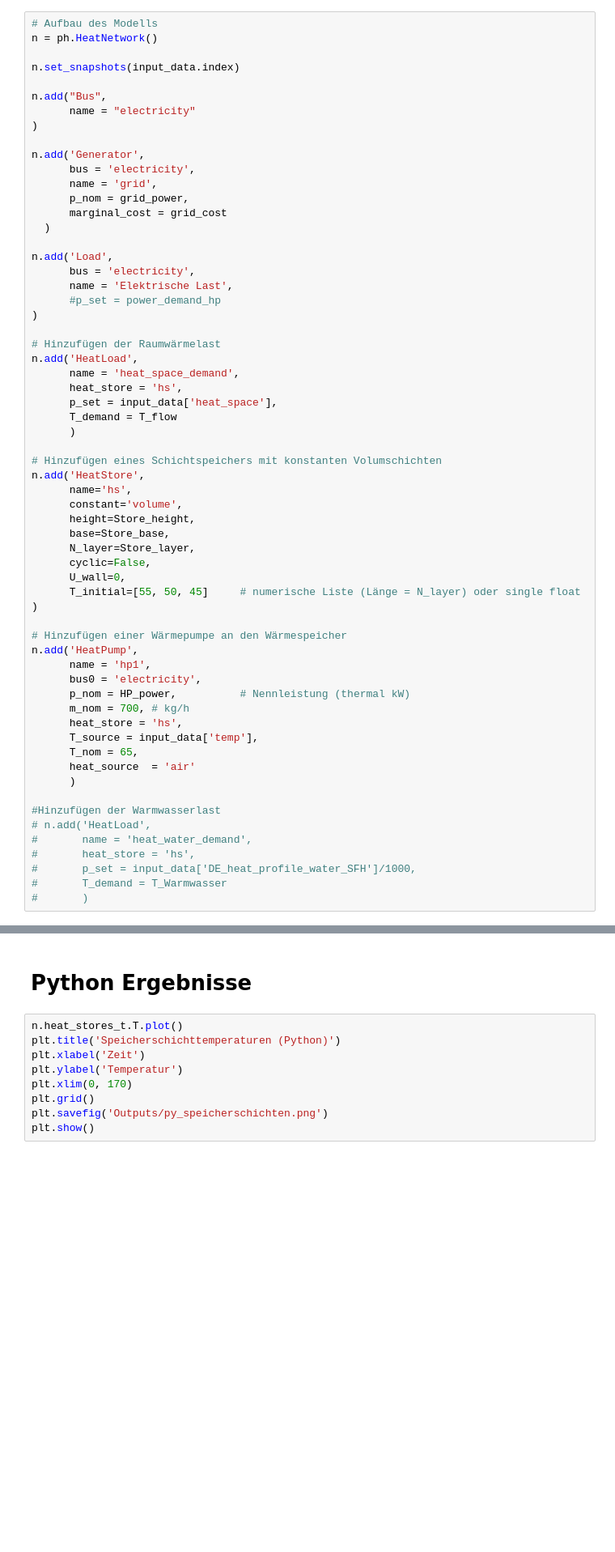
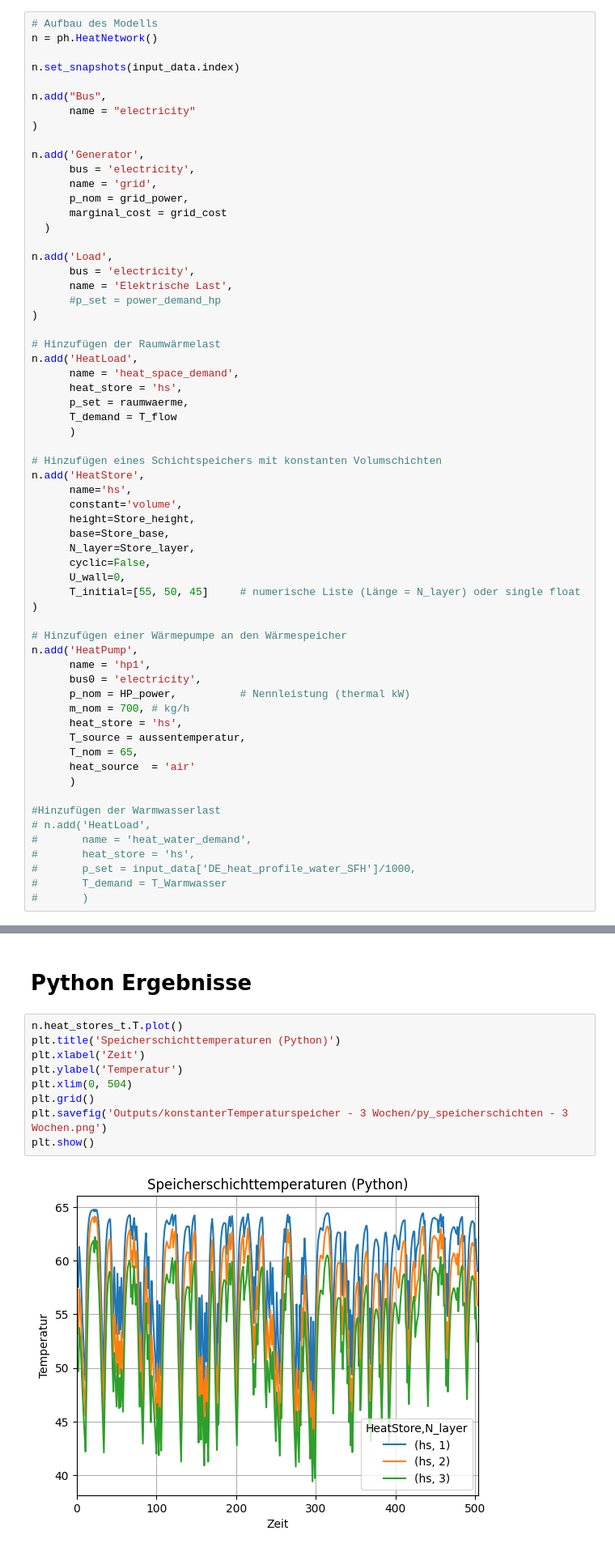
Before and after one commit to choffma8/masterprojektWaermespeicher, a Jupyter notebook: konstanterVolumenspeicher - 3 Wochen.ipynb, the cells around one changed output, grey strips where cells are left out. Shown at 81% size. Saved outputs shown, nothing was run; the diff lists cells and outputs as text; blank space fills up the shorter version.

```diff
--- a/konstanterVolumenspeicher - 3 Wochen.ipynb
+++ b/konstanterVolumenspeicher - 3 Wochen.ipynb
@@ -82,7 +92,7 @@ n.add('Load',
 n.add('HeatLoad',
       name = 'heat_space_demand',
       heat_store = 'hs',
-      p_set = input_data['heat_space'],
+      p_set = raumwaerme,
       T_demand = T_flow
       )
 
@@ -105,7 +115,7 @@ n.add('HeatPump',
       p_nom = HP_power,          # Nennleistung (thermal kW)
       m_nom = 700, # kg/h
       heat_store = 'hs',
-      T_source = input_data['temp'],
+      T_source = aussentemperatur,
       T_nom = 65,
       heat_source  = 'air'
       )
@@ -164,12 +289,14 @@ heatstore_daten=n.heat_stores_t.T
 # %%
 n.heat_stores_t.T.plot()
 plt.title('Speicherschichttemperaturen (Python)')
 plt.xlabel('Zeit')
 plt.ylabel('Temperatur')
-plt.xlim(0, 170)
+plt.xlim(0, 504)
 plt.grid()
-plt.savefig('Outputs/py_speicherschichten.png')
+plt.savefig('Outputs/konstanterTemperaturspeicher - 3 Wochen/py_speicherschichten - 3 Wochen.png')
 plt.show()
+# %% [output]
+[figure, added]
 # %%
 #Zuordnung der Ergebnisse aus dem Modell
 #WP-Daten
```
Also changed, not shown: parts of 27 cells of this notebook, 25 other files.
